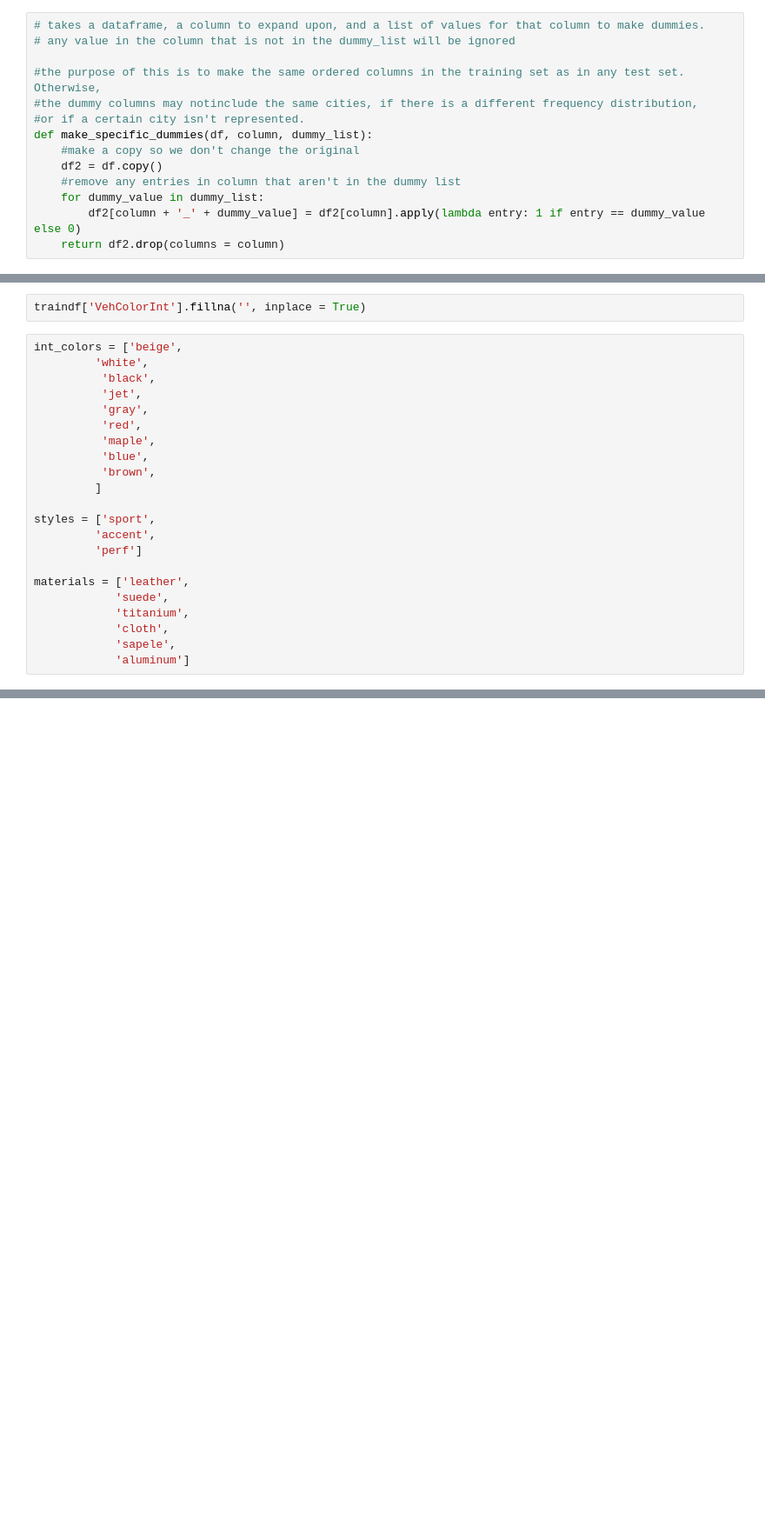
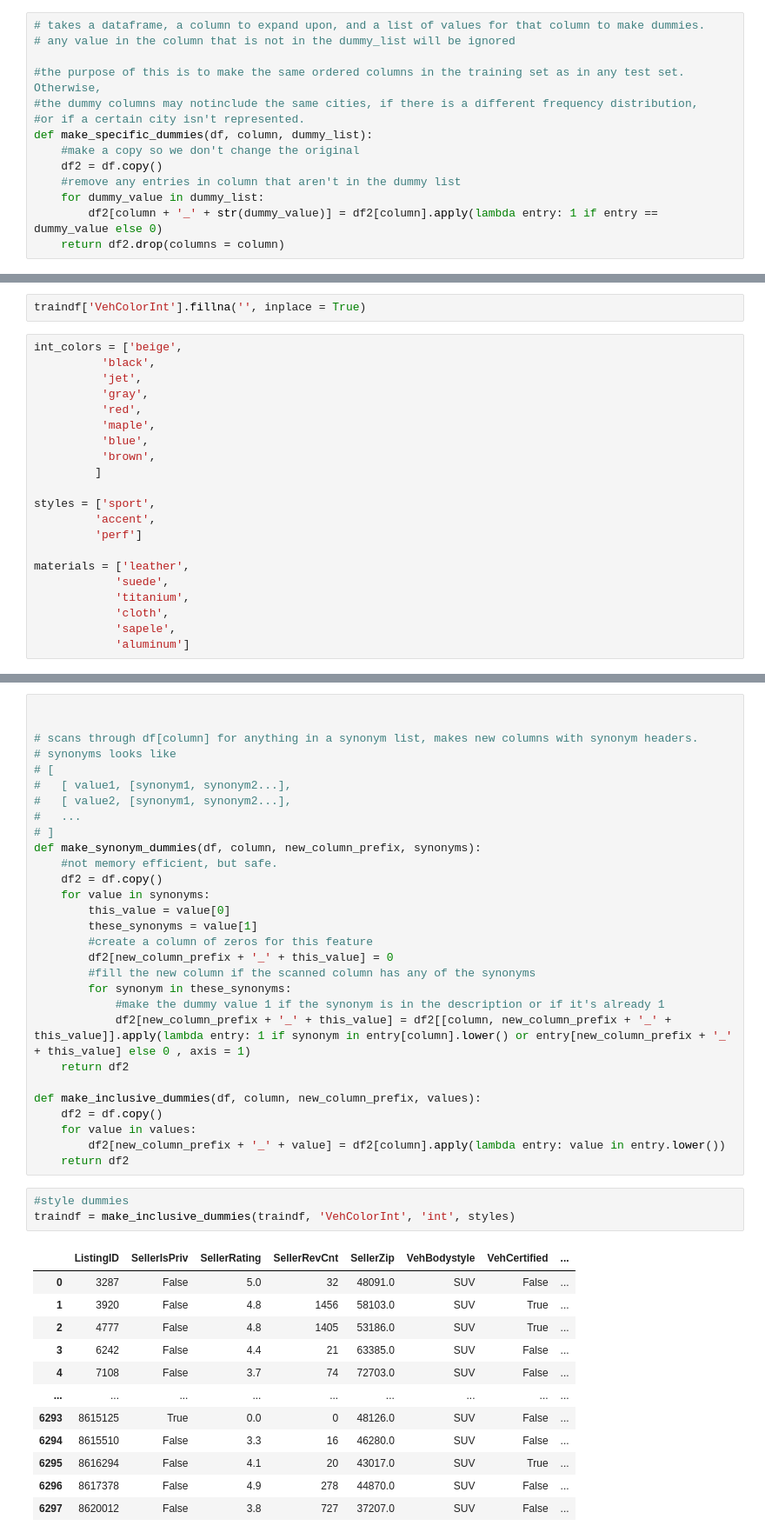
Before and after one commit to dtersegno/boeingds, a Jupyter notebook: notebooks/2_processing.ipynb, the cells around one changed output, grey strips where cells are left out. Shown: that part at 87% size. Drawn from its saved outputs; the diff is of its cells as text; blank space fills up the shorter version.

```diff
--- a/notebooks/2_processing.ipynb
+++ b/notebooks/2_processing.ipynb
@@ -85,7 +85,7 @@ def make_specific_dummies(df, column, dummy_list):
     df2 = df.copy()
     #remove any entries in column that aren't in the dummy list
     for dummy_value in dummy_list:
-        df2[column + '_' + dummy_value] = df2[column].apply(lambda entry: 1 if entry == dummy_value else 0)
+        df2[column + '_' + str(dummy_value)] = df2[column].apply(lambda entry: 1 if entry == dummy_value else 0)
     return df2.drop(columns = column)
 # %%
 traindf = make_specific_dummies(traindf, 'SellerCity', cities)
@@ -274,7 +285,6 @@ material:
 traindf['VehColorInt'].fillna('', inplace = True)
 # %%
 int_colors = ['beige',
-         'white',
           'black',
           'jet',
           'gray',
@@ -385,0 +330,45 @@ Index(['ListingID', 'SellerIsPriv', 'SellerRating', 'SellerRevCnt',
+# %%
+
+
+# scans through df[column] for anything in a synonym list, makes new columns with synonym headers.
+# synonyms looks like
+# [
+#   [ value1, [synonym1, synonym2...],
+#   [ value2, [synonym1, synonym2...],
+#   ...
+# ]
+def make_synonym_dummies(df, column, new_column_prefix, synonyms):
+    #not memory efficient, but safe.
+    df2 = df.copy()
+    for value in synonyms:
+        this_value = value[0]
+        these_synonyms = value[1]
+        #create a column of zeros for this feature
+        df2[new_column_prefix + '_' + this_value] = 0
+        #fill the new column if the scanned column has any of the synonyms
+        for synonym in these_synonyms:
+            #make the dummy value 1 if the synonym is in the description or if it's already 1
+            df2[new_column_prefix + '_' + this_value] = df2[[column, new_column_prefix + '_' + this_value]].apply(lambda entry: 1 if synonym in entry[column].lower() or entry[new_column_prefix + '_' + this_value] else 0 , axis = 1)
+    return df2
+
+def make_inclusive_dummies(df, column, new_column_prefix, values):
+    df2 = df.copy()
+    for value in values:
+        df2[new_column_prefix + '_' + value] = df2[column].apply(lambda entry: value in entry.lower())
+    return df2
+# %%
+#style dummies
+traindf = make_inclusive_dummies(traindf, 'VehColorInt', 'int', styles)
+# %% [output]
+|  | ListingID | SellerIsPriv | SellerRating | SellerRevCnt | SellerZip | VehBodystyle | VehCertified | ... |
+| 0 | 3287 | False | 5.0 | 32 | 48091.0 | SUV | False | ... |
+| 1 | 3920 | False | 4.8 | 1456 | 58103.0 | SUV | True | ... |
+| 2 | 4777 | False | 4.8 | 1405 | 53186.0 | SUV | True | ... |
+| 3 | 6242 | False | 4.4 | 21 | 63385.0 | SUV | False | ... |
+| 4 | 7108 | False | 3.7 | 74 | 72703.0 | SUV | False | ... |
+| ... | ... | ... | ... | ... | ... | ... | ... | ... |
+| 6293 | 8615125 | True | 0.0 | 0 | 48126.0 | SUV | False | ... |
+| 6294 | 8615510 | False | 3.3 | 16 | 46280.0 | SUV | False | ... |
+| 6295 | 8616294 | False | 4.1 | 20 | 43017.0 | SUV | True | ... |
+| 6296 | 8617378 | False | 4.9 | 278 | 44870.0 | SUV | False | ... |
+| 6297 | 8620012 | False | 3.8 | 727 | 37207.0 | SUV | False | ... |
```
Also changed, not shown: parts of 60 cells of this notebook, 2 other files.
